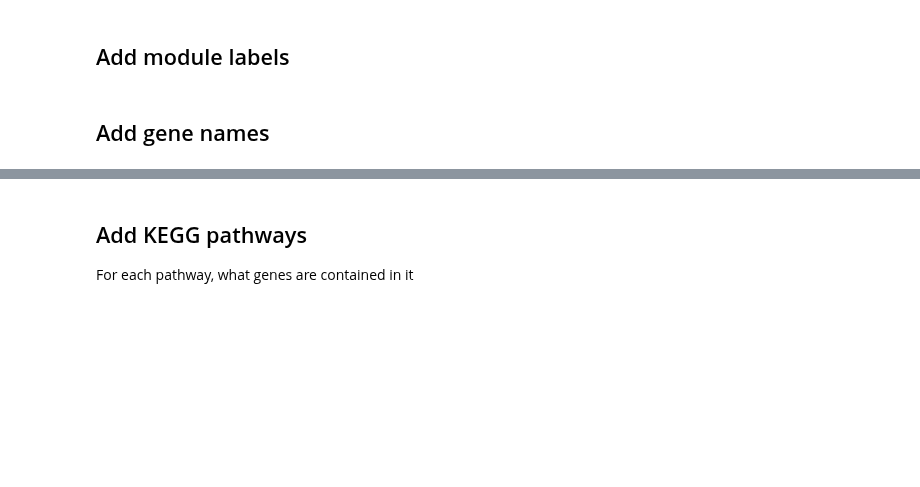
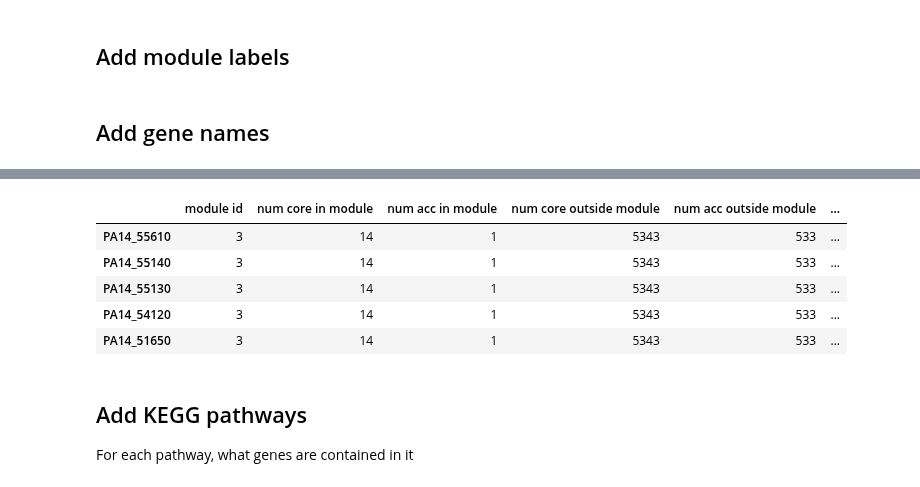
Before and after one commit to greenelab/core-accessory-interactome, a Jupyter notebook: module_analysis/2_add_annotations.ipynb, the cells around one changed output, grey strips where cells are left out. Drawn from its saved outputs; the diff is of its cells as text; code cells hidden in the pictures; blank space fills up the shorter version.

```diff
--- a/module_analysis/2_add_annotations.ipynb
+++ b/module_analysis/2_add_annotations.ipynb
@@ -108,3 +149,12 @@ pa14_gene_module_labels.head()
+# %%
+pa14_gene_module_labels.head()
+# %% [output]
+|  | module id | num core in module | num acc in module | num core outside module | num acc outside module | ... |
+| PA14_55610 | 3 | 14 | 1 | 5343 | 533 | ... |
+| PA14_55140 | 3 | 14 | 1 | 5343 | 533 | ... |
+| PA14_55130 | 3 | 14 | 1 | 5343 | 533 | ... |
+| PA14_54120 | 3 | 14 | 1 | 5343 | 533 | ... |
+| PA14_51650 | 3 | 14 | 1 | 5343 | 533 | ... |
 # %% [markdown]
 ## Add KEGG pathways
 
```
Also changed, not shown: parts of 16 cells of this notebook, 4 other files.
